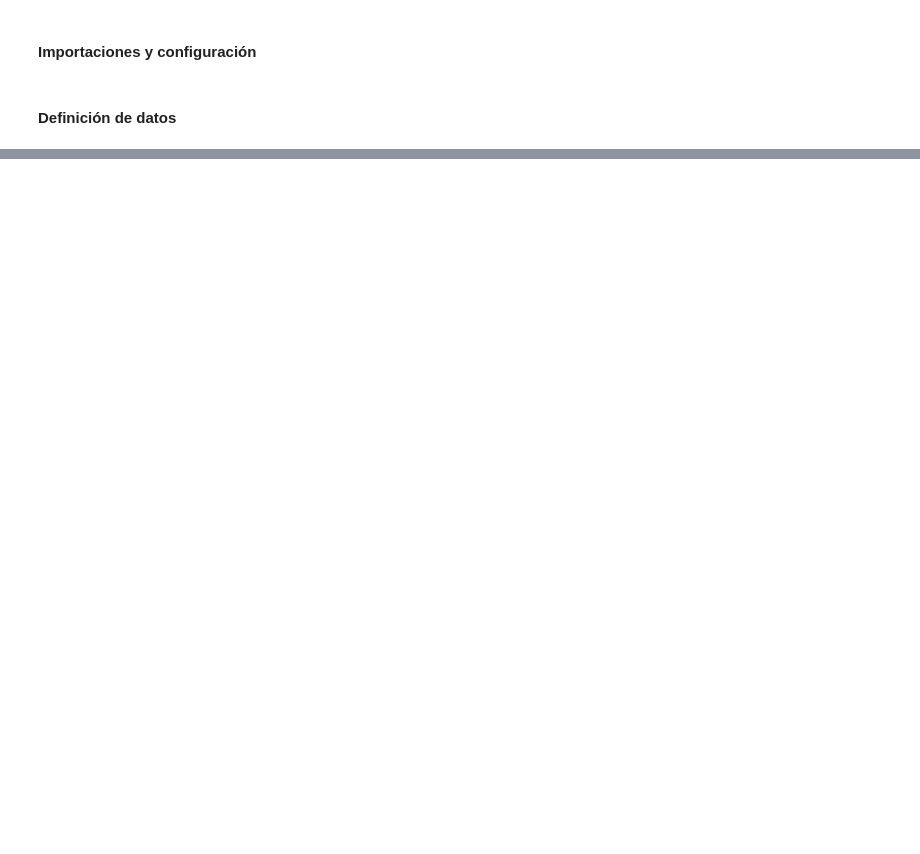
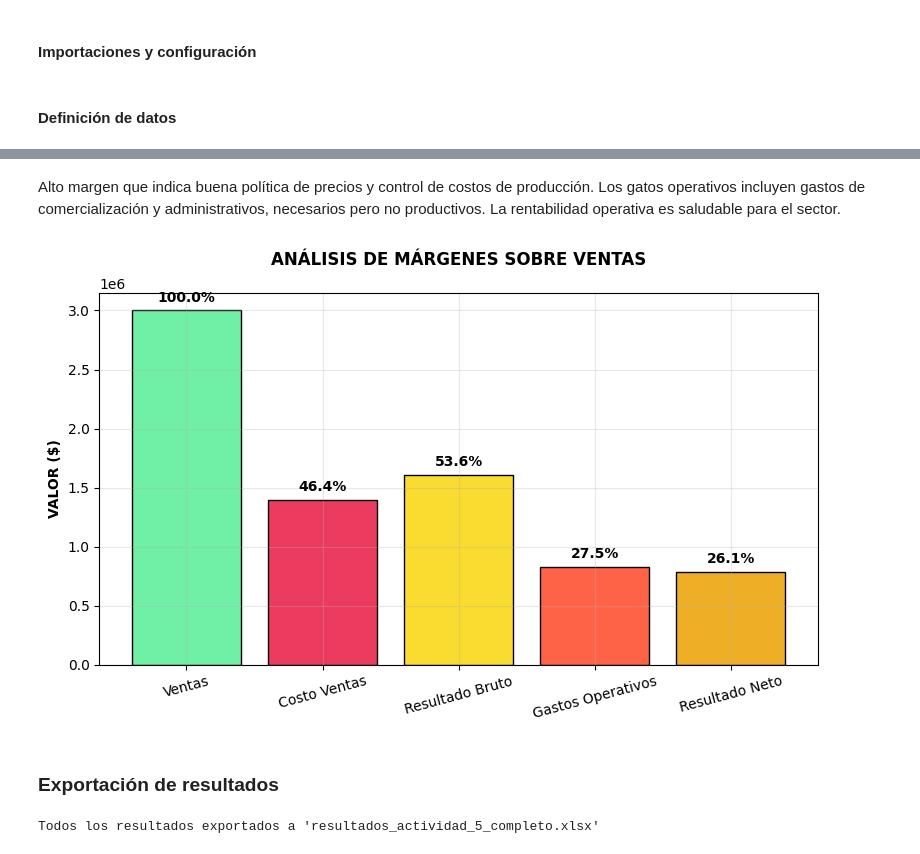
Before and after one commit to licette32/calculo-costos-rendimientos-2025, a Jupyter notebook: Parte-B/5B-costos.ipynb, the cells around one changed output, grey strips where cells are left out. Cells and saved outputs as stored; diff of their text form; code cells hidden in the pictures; blank space fills up the shorter version.

```diff
--- a/Parte-B/5B-costos.ipynb
+++ b/Parte-B/5B-costos.ipynb
@@ -89,0 +583,49 @@ df_resumen
+# %% [markdown]
+Alto margen que indica buena política de precios y control de costos de producción. Los gatos operativos incluyen gastos de comercialización y administrativos, necesarios pero no productivos.
+La rentabilidad operativa es saludable para el sector.
+# %%
+# Análisis de Margenes
+fig, ax = plt.subplots(figsize=(8, 5))
+
+conceptos = ['Ventas', 'Costo Ventas', 'Resultado Bruto', 'Gastos Operativos', 'Resultado Neto']
+valores = [3000000, 1392580, 1607420, 825000, 782420]
+colores = ["#70F0A7", "#EB3C5F", "#FADB2F", '#FF6347', "#EEAF27"]
+
+bars = ax.bar(conceptos, valores, color=colores, edgecolor='black')
+
+# Añadir porcentajes
+for i, (bar, valor) in enumerate(zip(bars, valores)):
+    height = bar.get_height()
+    porcentaje = (valor / 3000000) * 100
+    ax.text(bar.get_x() + bar.get_width()/2, height + 50000,
+            f'{porcentaje:.1f}%', ha='center', va='bottom',
+            fontweight='bold', fontsize=10)
+
+ax.set_ylabel('VALOR ($)', fontweight='bold')
+ax.set_title('ANÁLISIS DE MÁRGENES SOBRE VENTAS', fontweight='bold', pad=20)
+plt.xticks(rotation=15)
+plt.tight_layout()
+plt.show()
+# %% [output]
+[figure, added]
+# %% [markdown]
+### Exportación de resultados
+# %%
+# Exportación a Excel
+def exportar_a_excel():
+    """Exporta todos los DataFrames a Excel"""
+    with pd.ExcelWriter('resultados_actividad_5_completo.xlsx') as writer:
+        df_clasificacion.to_excel(writer, sheet_name='Clasificación_Costos', index=False)
+        df_costo_primo.to_excel(writer, sheet_name='Costo_Primo', index=False)
+        df_cif_detalle.to_excel(writer, sheet_name='Detalle_CIF', index=False)
+        df_costo_conversion.to_excel(writer, sheet_name='Costo_Conversión', index=False)
+        df_costo_produccion.to_excel(writer, sheet_name='Costo_Producción', index=False)
+        df_costo_unitario.to_excel(writer, sheet_name='Costo_Unitario_CMV', index=False)
+        df_estado_resultados.to_excel(writer, sheet_name='Estado_Resultados', index=False)
+        df_resumen_final.to_excel(writer, sheet_name='Resumen_Final', index=False)
+
+    print("Todos los resultados exportados a 'resultados_actividad_5_completo.xlsx'")
+
+exportar_a_excel()
+# %% [output]
+Todos los resultados exportados a 'resultados_actividad_5_completo.xlsx'
```
Also changed, not shown: parts of 22 cells of this notebook, 1 other file.
